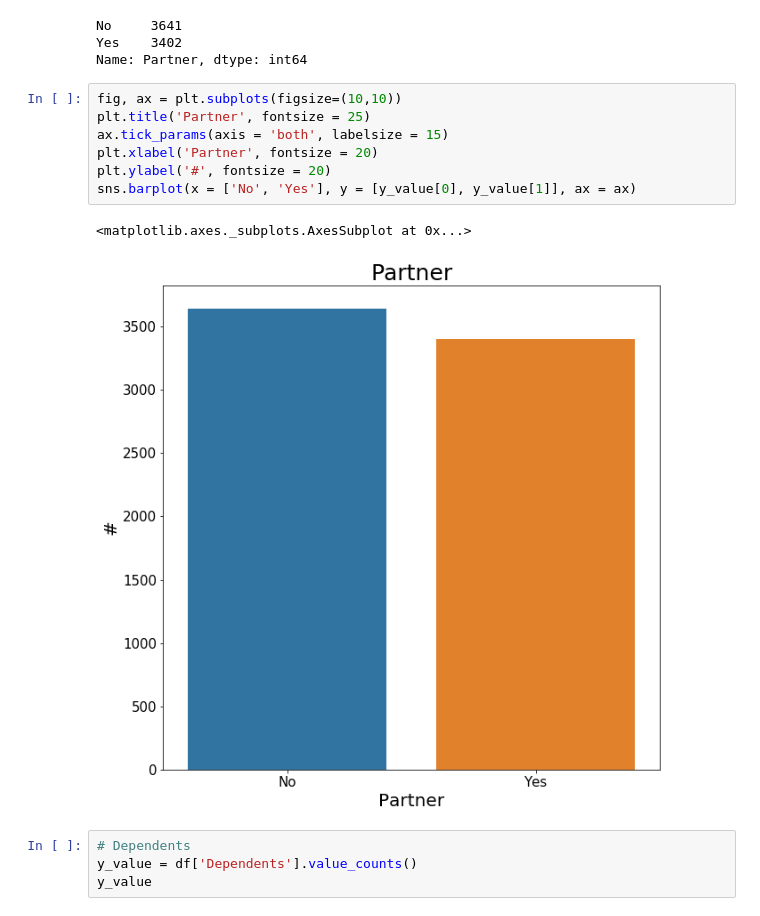
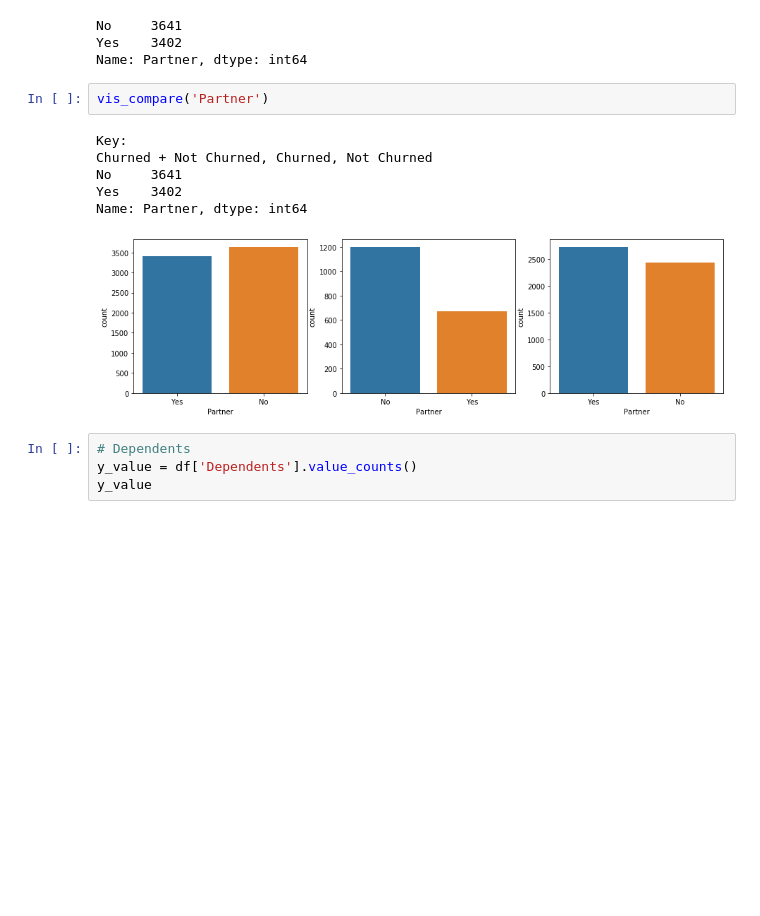
Before and after one commit to Booandlean/Telco_Customer_Churn-, a Jupyter notebook: EDA_+_Vis.ipynb, the cells around one changed output. Cells and saved outputs as stored; diff of their text form; blank space fills up the shorter version.

```diff
--- a/EDA_+_Vis.ipynb
+++ b/EDA_+_Vis.ipynb
@@ -214,16 +203,15 @@ y_value
 No     3641
 Yes    3402
 Name: Partner, dtype: int64
-# %%
-fig, ax = plt.subplots(figsize=(10,10))
-plt.title('Partner', fontsize = 25)
-ax.tick_params(axis = 'both', labelsize = 15)
-plt.xlabel('Partner', fontsize = 20)
-plt.ylabel('#', fontsize = 20)
-sns.barplot(x = ['No', 'Yes'], y = [y_value[0], y_value[1]], ax = ax)
-# %% [output]
-<matplotlib.axes._subplots.AxesSubplot at 0x...>
-[figure, removed]
+# %%
+vis_compare('Partner')
+# %% [output]
+Key:
+Churned + Not Churned, Churned, Not Churned
+No     3641
+Yes    3402
+Name: Partner, dtype: int64
+[figure, added]
 # %%
 # Dependents
 y_value = df['Dependents'].value_counts()
```
Also changed, not shown: parts of 10 cells of this notebook.
